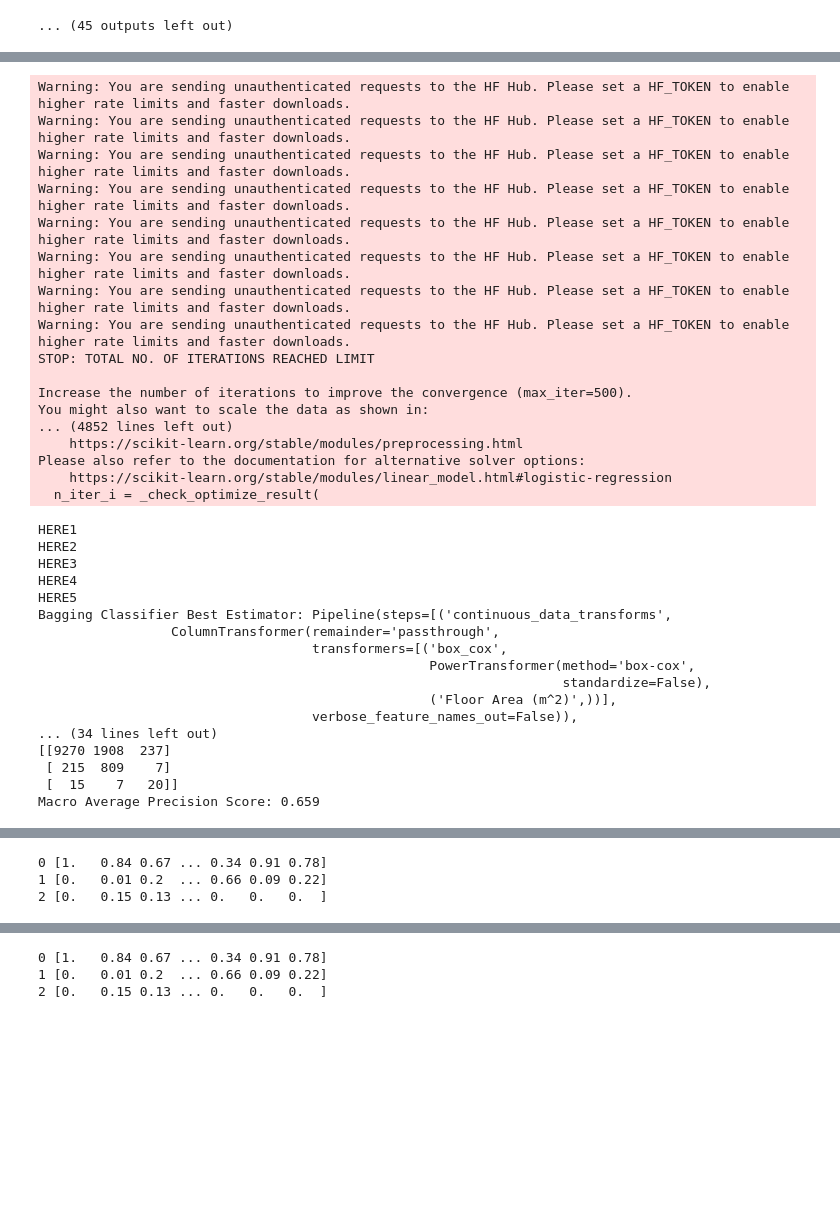
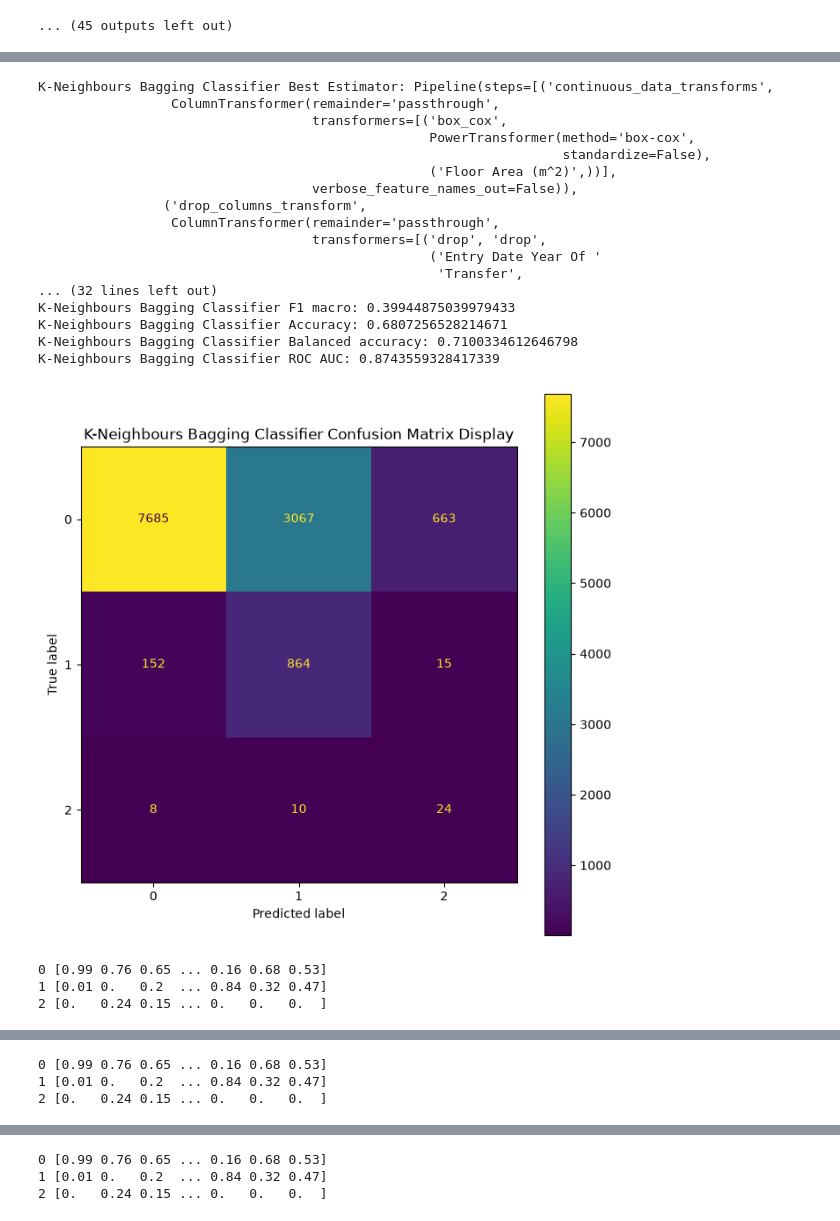
Before and after one commit to awylie199/csm500_project, a Jupyter notebook: notebooks/model_development.ipynb, the cells around one changed output, grey strips where cells are left out. Saved outputs shown, nothing was run; the diff lists cells and outputs as text; code cells hidden in the pictures; blank space fills up the shorter version.

Commit message:
Remaining ensemble model pipeline fittings

```diff
--- a/notebooks/model_development.ipynb
+++ b/notebooks/model_development.ipynb
@@ -160,17 +163,20 @@ Confusion Matrix
 Macro Average Precision Score: 0.383
 ... (45 outputs left out)
 # %%
-# run_kneighbours_bagging_classifier_pipeline(build_model_pipeline, primary_x_train, primary_y_train, primary_x_test, primary_y_test)
 gc.collect()
 torch.cuda.empty_cache()
+
+# run_kneighbours_bagging_classifier_pipeline(build_model_pipeline, primary_x_train, primary_y_train, primary_x_test, primary_y_test)
 
 kneighbours_bagging_classifier_pipeline = get_build_model_pipeline(CONTINUOUS_DATA_FIELDS, DROPPED_CATEGORIES,
                                                                    X_ORDINAL_ENCODED_CATEGORIES,
                                                                    HIGH_CARDINALITY_ENCODED_CATEGORIES,
                                                                    LOW_CARDINALITY_ENCODED_CATEGORIES)
 
-pipelines = run_kneighbours_bagging_classifier_pipeline(kneighbours_bagging_classifier_pipeline, physical_x_train,
-                                                        physical_y_train,
-                                                        physical_x_test,
-                                                        physical_y_test)
+pipeline = run_kneighbours_bagging_classifier_pipeline(kneighbours_bagging_classifier_pipeline, physical_x_train,
+                                                       physical_y_train,
+                                                       physical_x_test,
+                                                       physical_y_test)
+
+pipeline
 # %% [output]
@@ -179,34 +200,21 @@ HERE
-Warning: You are sending unauthenticated requests to the HF Hub. Please set a HF_TOKEN to enable higher rate limits and faster downloads.
-Warning: You are sending unauthenticated requests to the HF Hub. Please set a HF_TOKEN to enable higher rate limits and faster downloads.
-Warning: You are sending unauthenticated requests to the HF Hub. Please set a HF_TOKEN to enable higher rate limits and faster downloads.
-Warning: You are sending unauthenticated requests to the HF Hub. Please set a HF_TOKEN to enable higher rate limits and faster downloads.
-Warning: You are sending unauthenticated requests to the HF Hub. Please set a HF_TOKEN to enable higher rate limits and faster downloads.
-Warning: You are sending unauthenticated requests to the HF Hub. Please set a HF_TOKEN to enable higher rate limits and faster downloads.
-Warning: You are sending unauthenticated requests to the HF Hub. Please set a HF_TOKEN to enable higher rate limits and faster downloads.
-Warning: You are sending unauthenticated requests to the HF Hub. Please set a HF_TOKEN to enable higher rate limits and faster downloads.
-STOP: TOTAL NO. OF ITERATIONS REACHED LIMIT
-
-Increase the number of iterations to improve the convergence (max_iter=500).
-You might also want to scale the data as shown in:
-... (4852 lines left out)
-    https://scikit-learn.org/stable/modules/preprocessing.html
-Please also refer to the documentation for alternative solver options:
-    https://scikit-learn.org/stable/modules/linear_model.html#logistic-regression
-  n_iter_i = _check_optimize_result(
+K-Neighbours Bagging Classifier Best Estimator: Pipeline(steps=[('continuous_data_transforms',
+                 ColumnTransformer(remainder='passthrough',
+                                   transformers=[('box_cox',
+                                                  PowerTransformer(method='box-cox',
+                                                                   standardize=False),
+                                                  ('Floor Area (m^2)',))],
+                                   verbose_feature_names_out=False)),
+                ('drop_columns_transform',
+                 ColumnTransformer(remainder='passthrough',
+                                   transformers=[('drop', 'drop',
+                                                  ('Entry Date Year Of '
+                                                   'Transfer',
+... (32 lines left out)
+K-Neighbours Bagging Classifier F1 macro: 0.39944875039979433
+K-Neighbours Bagging Classifier Accuracy: 0.6807256528214671
+K-Neighbours Bagging Classifier Balanced accuracy: 0.7100334612646798
+K-Neighbours Bagging Classifier ROC AUC: 0.8743559328417339
+[figure, new version]
-HERE1
-HERE2
-HERE3
-HERE4
-HERE5
-Bagging Classifier Best Estimator: Pipeline(steps=[('continuous_data_transforms',
-                 ColumnTransformer(remainder='passthrough',
-                                   transformers=[('box_cox',
-                                                  PowerTransformer(method='box-cox',
-                                                                   standardize=False),
-                                                  ('Floor Area (m^2)',))],
-                                   verbose_feature_names_out=False)),
-... (34 lines left out)
-[[9270 1908  237]
- [ 215  809    7]
- [  15    7   20]]
-Macro Average Precision Score: 0.659
+0 [0.99 0.76 0.65 ... 0.16 0.68 0.53]
+1 [0.01 0.   0.2  ... 0.84 0.32 0.47]
+2 [0.   0.24 0.15 ... 0.   0.   0.  ]
@@ -214,3 +222,3 @@ Macro Average Precision Score: 0.659
-0 [1.   0.84 0.67 ... 0.34 0.91 0.78]
-1 [0.   0.01 0.2  ... 0.66 0.09 0.22]
-2 [0.   0.15 0.13 ... 0.   0.   0.  ]
+0 [0.99 0.76 0.65 ... 0.16 0.68 0.53]
+1 [0.01 0.   0.2  ... 0.84 0.32 0.47]
+2 [0.   0.24 0.15 ... 0.   0.   0.  ]
@@ -218,3 +226,3 @@ Macro Average Precision Score: 0.659
-0 [1.   0.84 0.67 ... 0.34 0.91 0.78]
-1 [0.   0.01 0.2  ... 0.66 0.09 0.22]
-2 [0.   0.15 0.13 ... 0.   0.   0.  ]
+0 [0.99 0.76 0.65 ... 0.16 0.68 0.53]
+1 [0.01 0.   0.2  ... 0.84 0.32 0.47]
+2 [0.   0.24 0.15 ... 0.   0.   0.  ]
```
Also changed, not shown: parts of 4 cells of this notebook, 4 other files.
